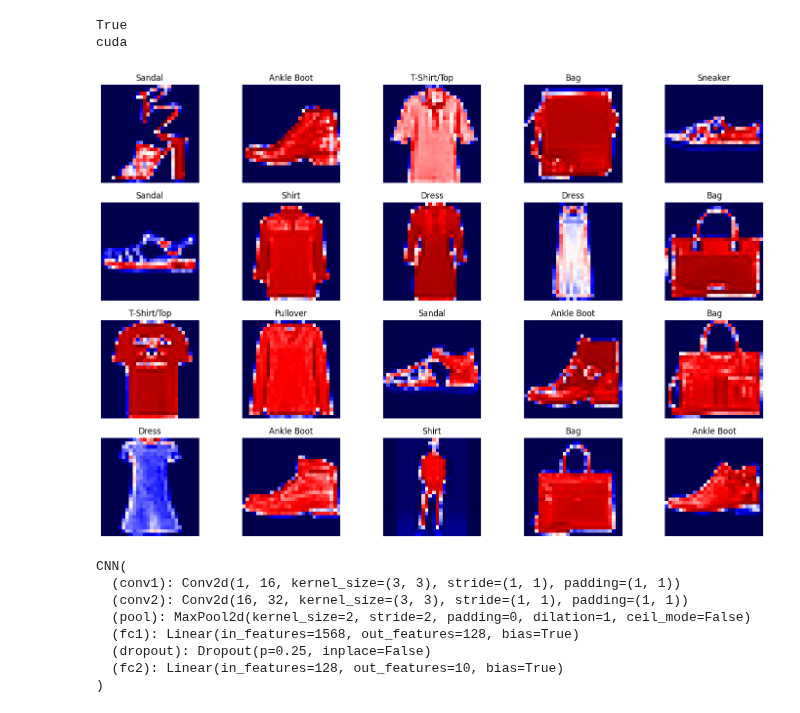
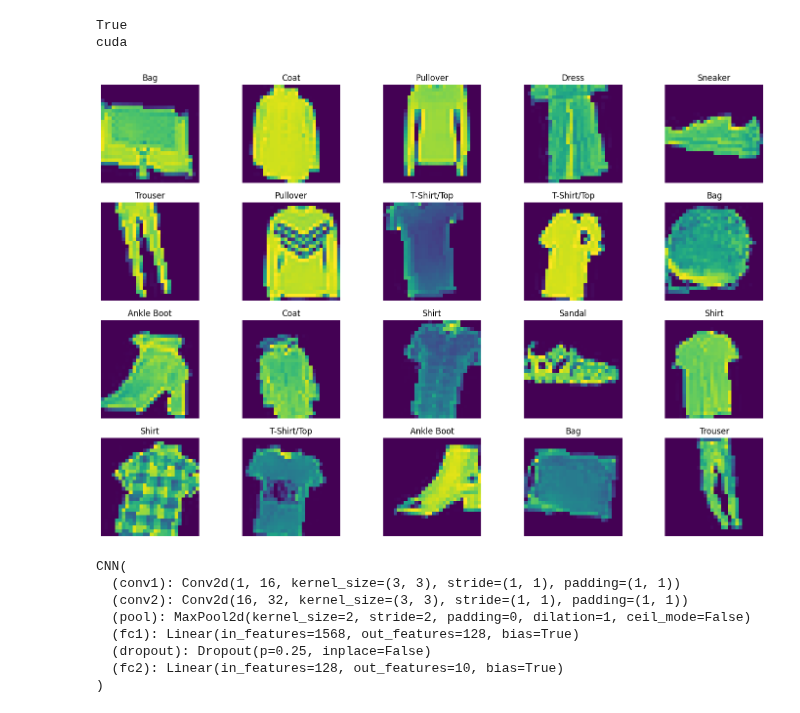
Before and after one commit to ch0fas/ML_Projects, a Jupyter notebook: fashion_mnist.ipynb, the cells around one changed output. Drawn from its saved outputs; the diff is of its cells as text; code cells hidden in the pictures.

```diff
--- a/fashion_mnist.ipynb
+++ b/fashion_mnist.ipynb
@@ -317,10 +318,18 @@ cuda
 torch.cuda.manual_seed(42)
 torch.cuda.manual_seed_all(42)
 # %%
-# Transformation pipeline to turn images into tensors, and normalizing said images (DIFERENTE A LA QUE VAMOS A USAR PARA LAS PRUEBAS!!!!!!!!!!!!!!!)
+# Transformation pipeline to turn images into tensors, and normalizing said images ()
 transform = transforms.Compose([
+    transforms.Grayscale(num_output_channels=1),
+    transforms.Resize((28,28)),
+    transforms.RandomAffine(degrees=10, # Image Rotation
+                            translate=(0.1, 0.1), # Width and height shift
+                            shear=5, # Axis Bias
+                            scale=(0.9, 1.1)), #zoom Range
+    transforms.RandomHorizontalFlip(), # Horizontal flip
     transforms.ToTensor(),
-    transforms.Normalize(mean=0.5, std=0.5),
+    transforms.Normalize(mean=0.5, std=0.5)
+
 ])
 # %%
 # Loading the data
@@ -335,19 +344,20 @@ testloader = DataLoader(test_data, batch_size= BATCH_SIZE, shuffle=True)
 # %%
 # Pre-Viz of the images
 class_names = ["T-Shirt/Top", "Trouser", "Pullover", "Dress", "Coat",
                "Sandal", "Shirt", "Sneaker", "Bag", "Ankle Boot"]
 
 images, labels = next(iter(trainloader))
 
 preview = plt.figure(figsize=(18,12))
 for i in range(20):
     ax = preview.add_subplot(4, 5, i+1)
-    ax.imshow(np.squeeze(images[i].numpy()), cmap='seismic')
+    img = images[i].permute(1,2,0).numpy()
+    ax.imshow(np.squeeze(img))
     ax.set_title(class_names[labels[i].item()])
     ax.axis('off')
 plt.show()
 # %% [output]
-[figure, old version]
+[figure, new version]
 # %%
 # Defining the model architecture
 
```
Also changed, not shown: parts of 5 cells of this notebook, 6 other files.
